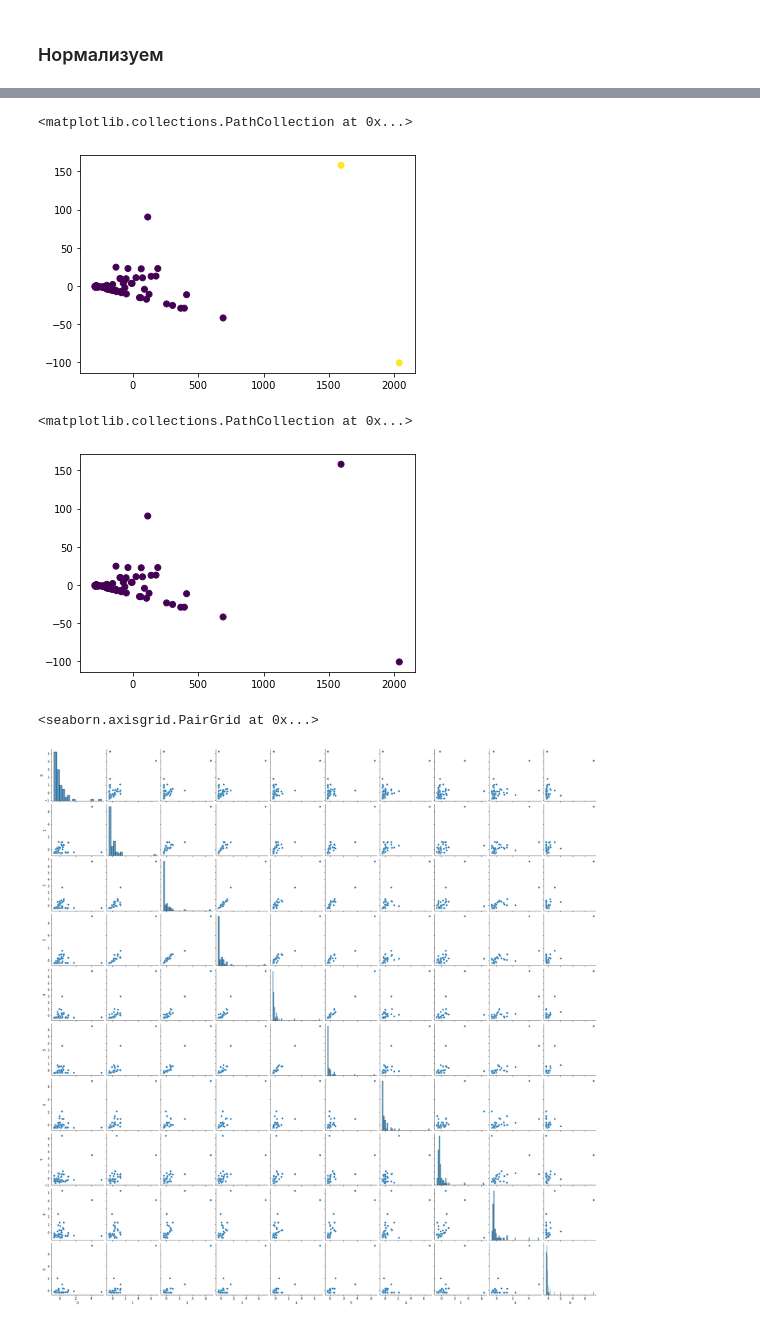
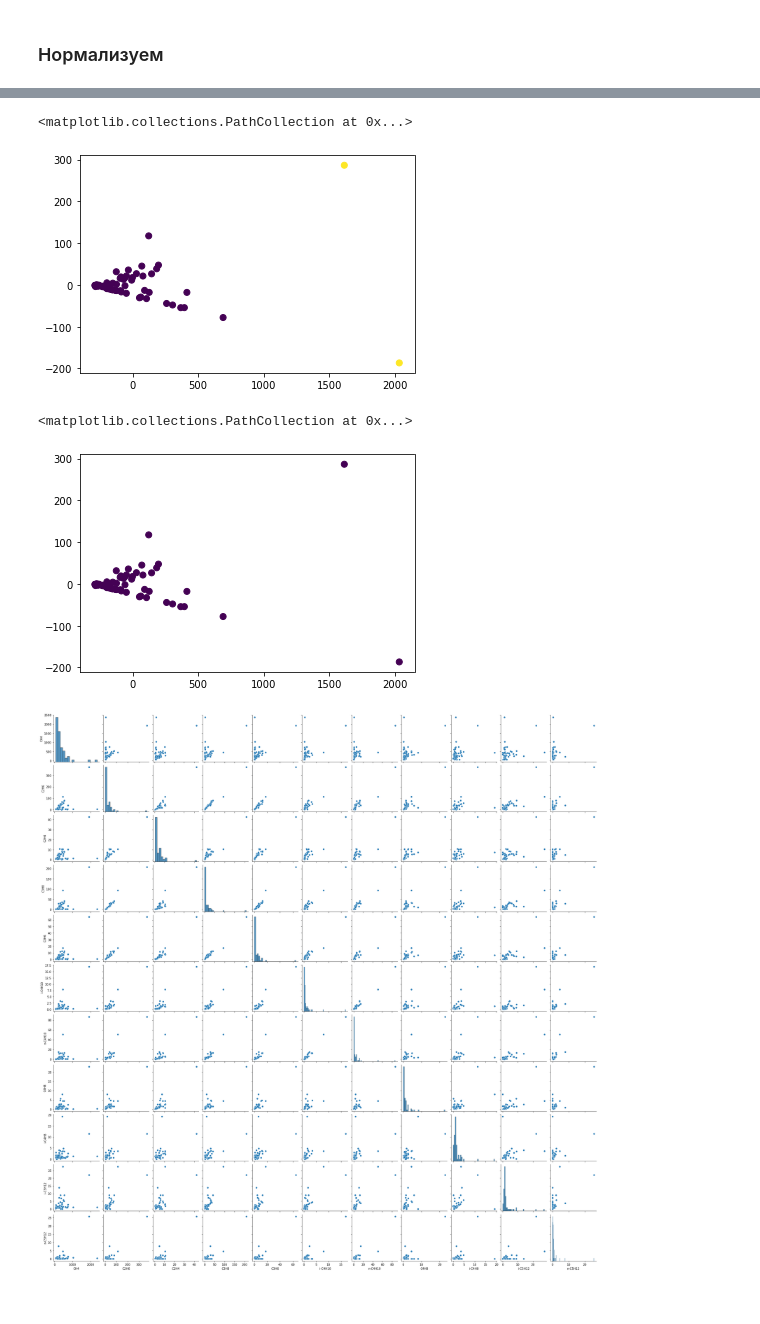
Before and after one commit to dmitry-maltsov/PolyMatStat, a Jupyter notebook: Course project/research/PCA.ipynb, the cells around one changed output, grey strips where cells are left out. Saved outputs shown, nothing was run; the diff lists cells and outputs as text; code cells hidden in the pictures.

```diff
--- a/Course project/research/PCA.ipynb
+++ b/Course project/research/PCA.ipynb
@@ -13,4 +14,4 @@ import seaborn as sns
 # %%
 sheet_3 = pd.read_excel("23_clean.xlsx", sheet_name=0, index_col=0)
 sheet_2 = pd.read_excel("23_clean.xlsx", sheet_name=1, index_col=0)
-sheet_joined = pd.read_excel("clean_joined.xlsx", sheet_name=0, index_col=1)
+sheet_joined = pd.read_excel("clean_joined.xlsx", sheet_name=0, index_col=0)
@@ -23,0 +20,3 @@ sheet_joined_scaled = pd.DataFrame(sheet_joined_scaled)
+# %%
+n_comp = 2
+pca = PCA(n_components=n_comp)
@@ -105,14 +194,13 @@ array([0, 0, 0, 0, 0, 0, 0, 0, 0, 0, 0, 0, 0, 0, 0, 0, 0, 0, 0, 0, 0, 0,
 plt.scatter(transformed_joined[:,0],transformed_joined[:,1], c = kmeans_transformed_joined)
 # %% [output]
 <matplotlib.collections.PathCollection at 0x...>
-[figure, old version]
+[figure, new version]
 # %%
 plt.scatter(transformed_joined[:,0],transformed_joined[:,1], c = dbscan_transformed_joined)
 # %% [output]
 <matplotlib.collections.PathCollection at 0x...>
-[figure, old version]
+[figure, new version]
 # %%
-sns.pairplot(pd.DataFrame(sheet_joined_scaled))
+sns_plot = sns.pairplot(pd.DataFrame(sheet_joined))
 # %% [output]
-<seaborn.axisgrid.PairGrid at 0x...>
-[figure, old version]
+[figure, new version]
```
Also changed, not shown: parts of 42 cells of this notebook.
